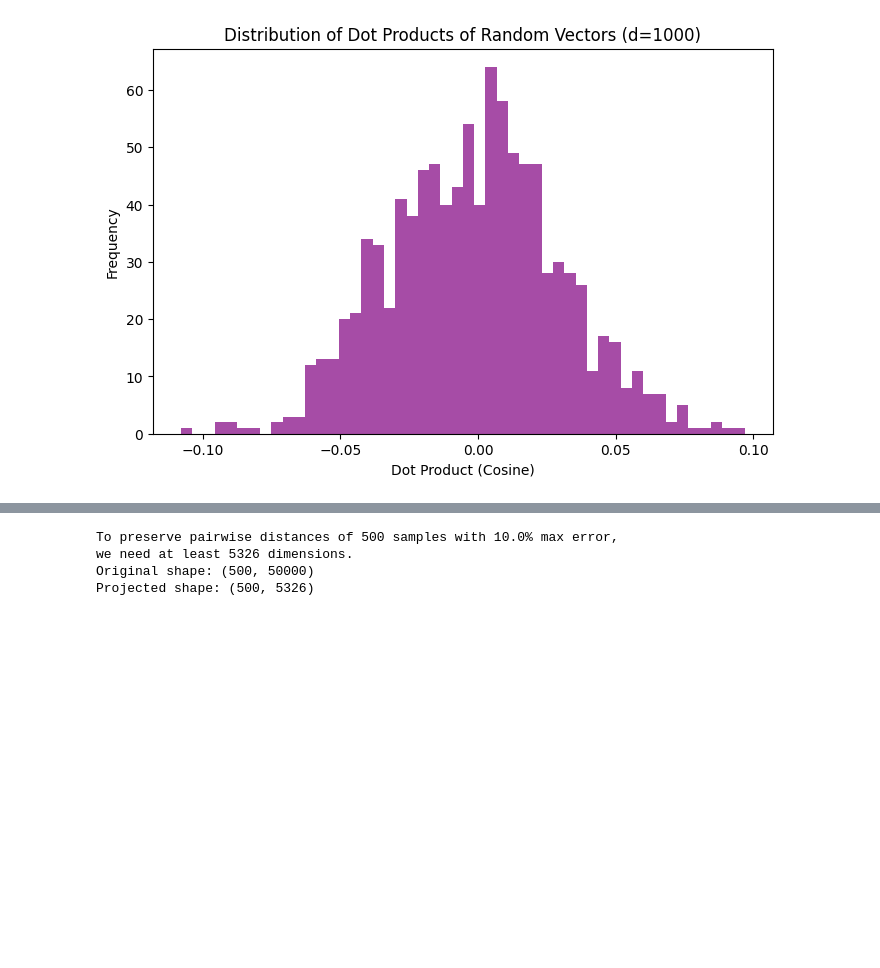
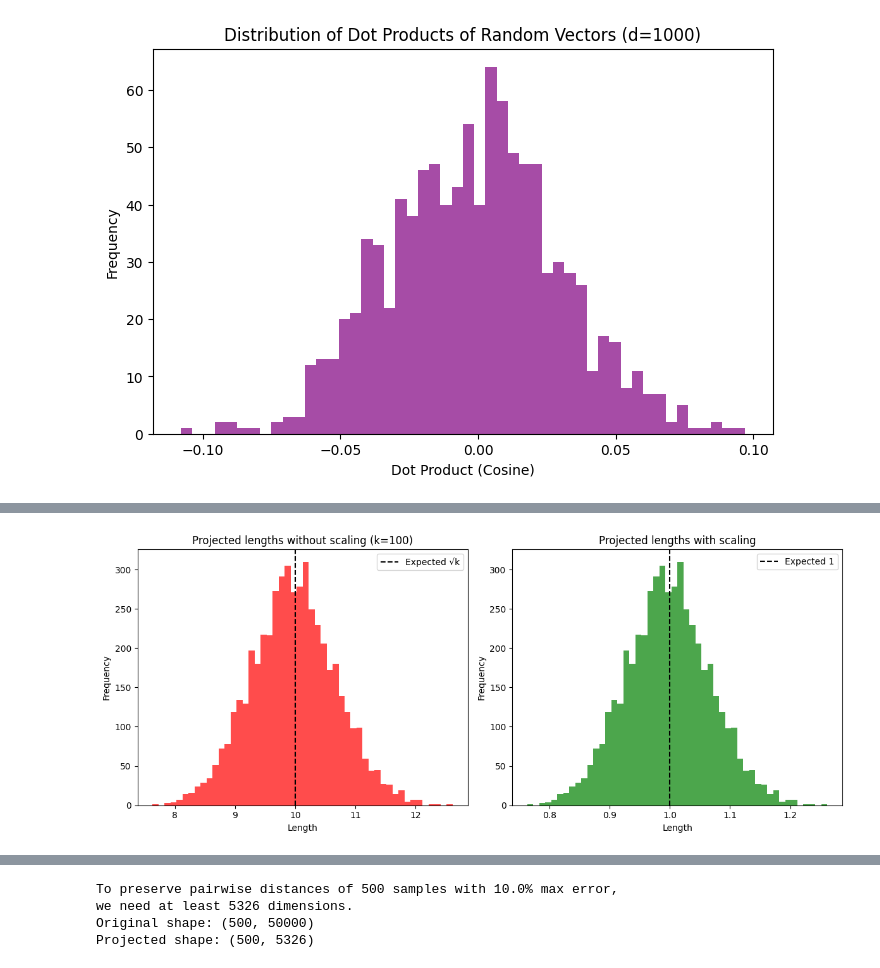
Before and after one commit to fum-cs/a4ds, a Jupyter notebook: high-dimensional-spaces/Random-Projection.ipynb, the cells around one changed output, grey strips where cells are left out. Drawn from its saved outputs; the diff is of its cells as text; code cells hidden in the pictures; blank space fills up the shorter version.

```diff
--- a/high-dimensional-spaces/Random-Projection.ipynb
+++ b/high-dimensional-spaces/Random-Projection.ipynb
@@ -63 +103,52 @@ plt.show()
+# %%
+# Demonstration: Length of projected vectors (Scaling check)
+d = 1000   # Original dimension
+k = 100    # Target dimension
+n_samples = 5000  # Number of trials
+
+# Generate a random unit vector in R^d
+x = np.random.randn(d)
+x = x / np.linalg.norm(x)
+
+# Arrays to store lengths
+lengths_no_scaling = []
+lengths_with_scaling = []
+
+for _ in range(n_samples):
+    # Random projection matrix R of shape (d × k)
+    R = np.random.randn(d, k)
+
+    # Project x into k dimensions
+    x_new = x @ R
+
+    # Length without scaling
+    lengths_no_scaling.append(np.linalg.norm(x_new))
+
+    # Length with scaling factor 1/sqrt(k)
+    x_new_scaled = (1/np.sqrt(k)) * x_new
+    lengths_with_scaling.append(np.linalg.norm(x_new_scaled))
+
+# Plot histograms
+plt.figure(figsize=(12,5))
+
+plt.subplot(1,2,1)
+plt.hist(lengths_no_scaling, bins=50, color='red', alpha=0.7)
+plt.axvline(np.sqrt(k), color='black', linestyle='--', label='Expected √k')
+plt.title(f"Projected lengths without scaling (k={k})")
+plt.xlabel("Length")
+plt.ylabel("Frequency")
+plt.legend()
+
+plt.subplot(1,2,2)
+plt.hist(lengths_with_scaling, bins=50, color='green', alpha=0.7)
+plt.axvline(1.0, color='black', linestyle='--', label='Expected 1')
+plt.title("Projected lengths with scaling")
+plt.xlabel("Length")
+plt.ylabel("Frequency")
+plt.legend()
+
+plt.tight_layout()
+plt.show()
+# %% [output]
+[figure, added]
 # %% [markdown]
```
Also changed, not shown: parts of 3 cells of this notebook.
